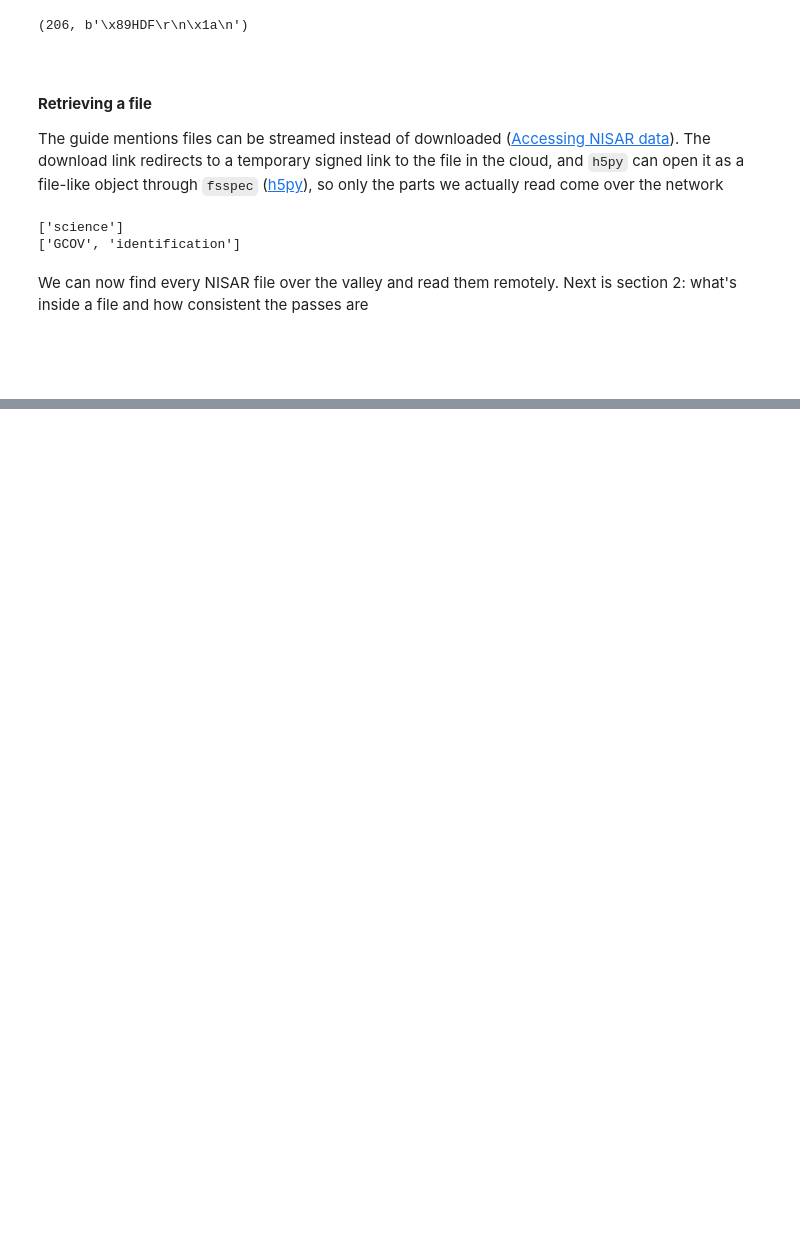
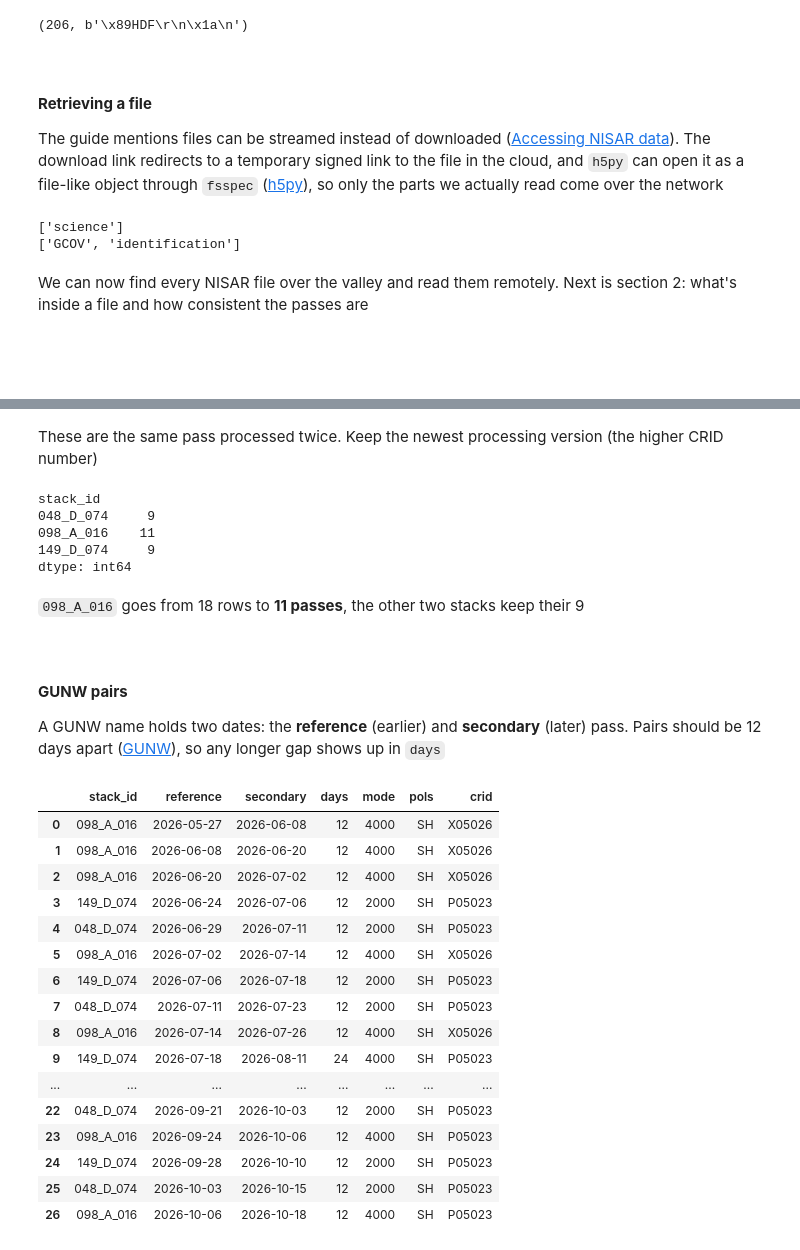
Before and after one commit to danesheppard/PanoptiCrew-NASA-Hackathon-2026, a Jupyter notebook: dataScience/notebooks/case1.ipynb, the cells around one changed output, grey strips where cells are left out. Drawn from its saved outputs; the diff is of its cells as text; code cells hidden in the pictures; blank space fills up the shorter version.

```diff
--- a/dataScience/notebooks/case1.ipynb
+++ b/dataScience/notebooks/case1.ipynb
@@ -260,0 +446,54 @@ We can now find every NISAR file over the valley and read them remotely. Next is
+# %% [markdown]
+These are the same pass processed twice. Keep the newest processing version (the higher CRID number)
+# %%
+# keep one row per pass, the latest processing version
+passes = (passes.sort_values("crid", key=lambda c: c.str[1:].astype(int))
+                .drop_duplicates(["stack_id", "date"], keep="last")
+                .sort_values("date").reset_index(drop=True))
+passes.groupby("stack_id").size()
+# %% [output]
+stack_id
+048_D_074     9
+098_A_016    11
+149_D_074     9
+dtype: int64
+# %% [markdown]
+`098_A_016` goes from 18 rows to **11 passes**, the other two stacks keep their 9
+# %% [markdown]
+<br/>
+# %% [markdown]
+**GUNW pairs**
+
+A GUNW name holds two dates: the **reference** (earlier) and **secondary** (later) pass. Pairs should be 12 days apart ([GUNW](https://nisar-docs.asf.alaska.edu/gunw)), so any longer gap shows up in `days`
+# %%
+# split each GUNW granule name into its parts, then keep the latest version of each pair
+PAIR = (r"GUNW_\d{3}_(?P<track>\d{3})_(?P<direction>[AD])_(?P<frame>\d{3})_\d{3}_(?P<mode>\d{4})_(?P<pols>[A-Z]{2})"
+        r"_(?P<reference>\d{8})T\d{6}_\d{8}T\d{6}_(?P<secondary>\d{8})T\d{6}_\d{8}T\d{6}_(?P<crid>[A-Z]\d{5})")
+
+pairs = gunw.join(gunw.granule.str.extract(PAIR))
+pairs["reference"], pairs["secondary"] = pd.to_datetime(pairs.reference), pd.to_datetime(pairs.secondary)
+pairs["stack_id"] = pairs.track + "_" + pairs.direction + "_" + pairs.frame
+pairs["days"] = (pairs.secondary - pairs.reference).dt.days
+
+pairs = (pairs.sort_values("crid", key=lambda c: c.str[1:].astype(int))
+              .drop_duplicates(["stack_id", "reference", "secondary"], keep="last")
+              .sort_values("reference").reset_index(drop=True))
+pairs[["stack_id", "reference", "secondary", "days", "mode", "pols", "crid"]]
+# %% [output]
+|  | stack_id | reference | secondary | days | mode | pols | crid |
+| 0 | 098_A_016 | 2026-05-27 | 2026-06-08 | 12 | 4000 | SH | X05026 |
+| 1 | 098_A_016 | 2026-06-08 | 2026-06-20 | 12 | 4000 | SH | X05026 |
+| 2 | 098_A_016 | 2026-06-20 | 2026-07-02 | 12 | 4000 | SH | X05026 |
+| 3 | 149_D_074 | 2026-06-24 | 2026-07-06 | 12 | 2000 | SH | P05023 |
+| 4 | 048_D_074 | 2026-06-29 | 2026-07-11 | 12 | 2000 | SH | P05023 |
+| 5 | 098_A_016 | 2026-07-02 | 2026-07-14 | 12 | 4000 | SH | X05026 |
+| 6 | 149_D_074 | 2026-07-06 | 2026-07-18 | 12 | 2000 | SH | P05023 |
+| 7 | 048_D_074 | 2026-07-11 | 2026-07-23 | 12 | 2000 | SH | P05023 |
+| 8 | 098_A_016 | 2026-07-14 | 2026-07-26 | 12 | 4000 | SH | X05026 |
+| 9 | 149_D_074 | 2026-07-18 | 2026-08-11 | 24 | 4000 | SH | P05023 |
+| ... | ... | ... | ... | ... | ... | ... | ... |
+| 22 | 048_D_074 | 2026-09-21 | 2026-10-03 | 12 | 2000 | SH | P05023 |
+| 23 | 098_A_016 | 2026-09-24 | 2026-10-06 | 12 | 4000 | SH | P05023 |
+| 24 | 149_D_074 | 2026-09-28 | 2026-10-10 | 12 | 2000 | SH | P05023 |
+| 25 | 048_D_074 | 2026-10-03 | 2026-10-15 | 12 | 2000 | SH | P05023 |
+| 26 | 098_A_016 | 2026-10-06 | 2026-10-18 | 12 | 4000 | SH | P05023 |
```
Also changed, not shown: parts of 33 cells of this notebook.
